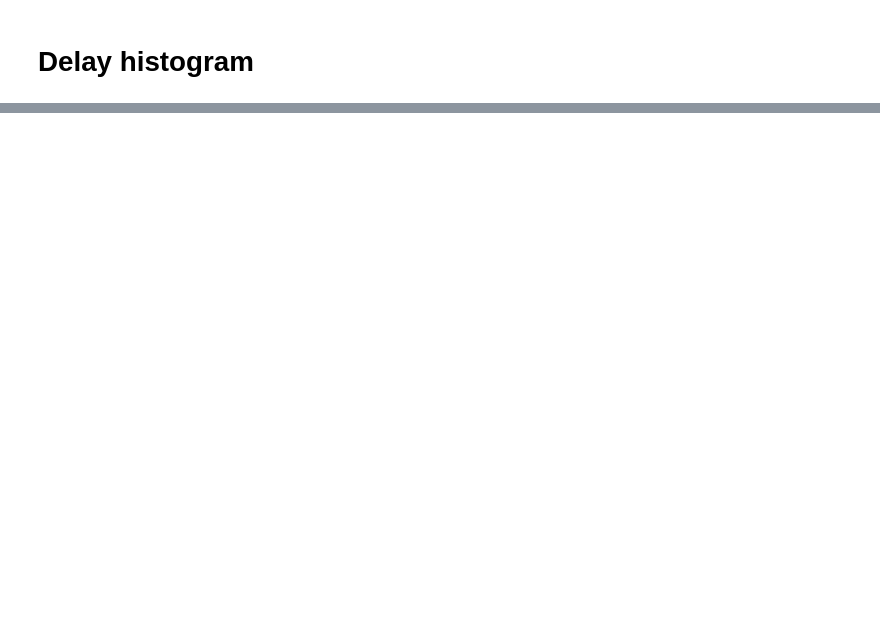
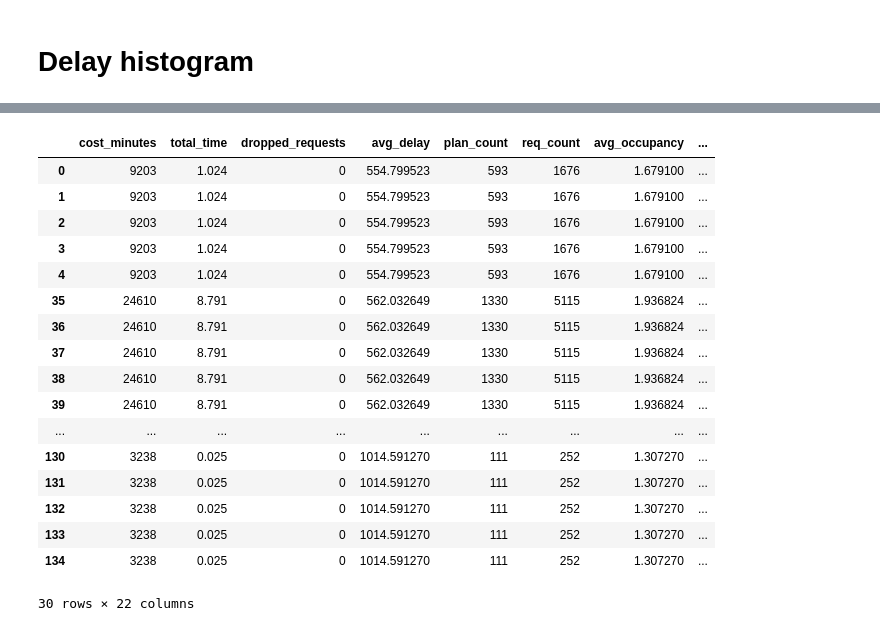
Before and after one commit to aicenter/Ridesharing_DARP_instances, a Jupyter notebook: python/nb/ITSC Result Figures.ipynb, the cells around one changed output, grey strips where cells are left out. Cells and saved outputs as stored; diff of their text form; code cells hidden in the pictures; blank space fills up the shorter version.

```diff
--- a/python/nb/ITSC Result Figures.ipynb
+++ b/python/nb/ITSC Result Figures.ipynb
@@ -227,2 +228,25 @@ occupancy_df
+# %%
+occupancy_df_ih = pd.DataFrame(occupancy_df[occupancy_df['method'] == 'ih'])
+occupancy_df_ih['percent'] = occupancy_df_ih['vehicle_hours'] * 3600 /  (occupancy_df_ih['total_driving_duration'] + occupancy_df_ih['total_waiting_duration']) * 100
+occupancy_df_ih
+# %% [output]
+|  | cost_minutes | total_time | dropped_requests | avg_delay | plan_count | req_count | avg_occupancy | ... |
+| 0 | 9203 | 1.024 | 0 | 554.799523 | 593 | 1676 | 1.679100 | ... |
+| 1 | 9203 | 1.024 | 0 | 554.799523 | 593 | 1676 | 1.679100 | ... |
+| 2 | 9203 | 1.024 | 0 | 554.799523 | 593 | 1676 | 1.679100 | ... |
+| 3 | 9203 | 1.024 | 0 | 554.799523 | 593 | 1676 | 1.679100 | ... |
+| 4 | 9203 | 1.024 | 0 | 554.799523 | 593 | 1676 | 1.679100 | ... |
+| 35 | 24610 | 8.791 | 0 | 562.032649 | 1330 | 5115 | 1.936824 | ... |
+| 36 | 24610 | 8.791 | 0 | 562.032649 | 1330 | 5115 | 1.936824 | ... |
+| 37 | 24610 | 8.791 | 0 | 562.032649 | 1330 | 5115 | 1.936824 | ... |
+| 38 | 24610 | 8.791 | 0 | 562.032649 | 1330 | 5115 | 1.936824 | ... |
+| 39 | 24610 | 8.791 | 0 | 562.032649 | 1330 | 5115 | 1.936824 | ... |
+| ... | ... | ... | ... | ... | ... | ... | ... | ... |
+| 130 | 3238 | 0.025 | 0 | 1014.591270 | 111 | 252 | 1.307270 | ... |
+| 131 | 3238 | 0.025 | 0 | 1014.591270 | 111 | 252 | 1.307270 | ... |
+| 132 | 3238 | 0.025 | 0 | 1014.591270 | 111 | 252 | 1.307270 | ... |
+| 133 | 3238 | 0.025 | 0 | 1014.591270 | 111 | 252 | 1.307270 | ... |
+| 134 | 3238 | 0.025 | 0 | 1014.591270 | 111 | 252 | 1.307270 | ... |
+30 rows × 22 columns
 # %%
 fig = px.bar(
```
Also changed, not shown: parts of 2 cells of this notebook, 1 other file.
